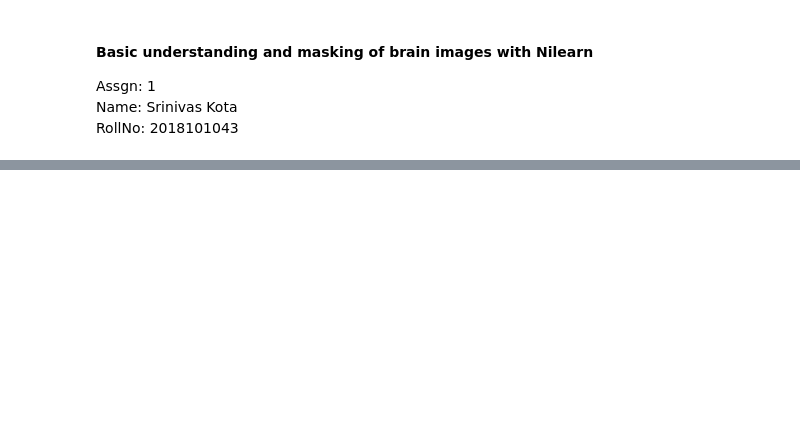
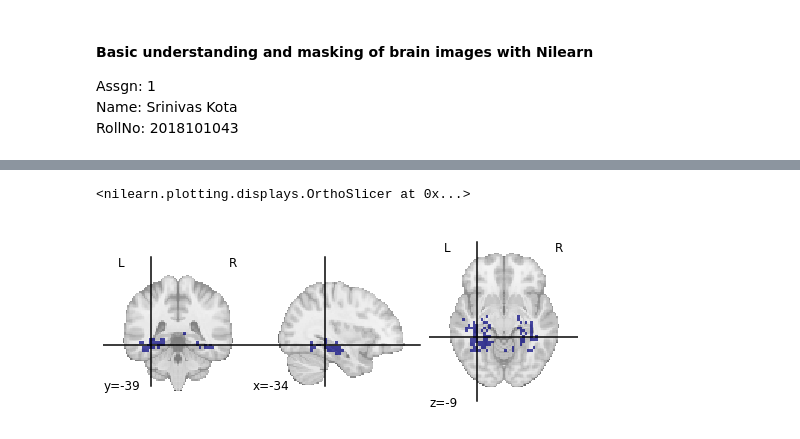
Before and after one commit to jessepinkman9900/neuroimage-processing, a Jupyter notebook: 2018101043.ipynb, the cells around one changed output, grey strips where cells are left out. Cells and saved outputs as stored; diff of their text form; code cells hidden in the pictures; blank space fills up the shorter version.

```diff
--- a/2018101043.ipynb
+++ b/2018101043.ipynb
@@ -53,7 +62,10 @@ plotting.show()
 # %%
 ### TODO 4
-# need to complete from here
-mask_roi_image = ''
+roi_image_path = './data/haxby2001/subj2/mask4_vt.nii.gz'
+mask_roi_image = image.load_img(img=roi_image_path)
 plotting.plot_roi(roi_img=mask_roi_image)
+# %% [output]
+<nilearn.plotting.displays.OrthoSlicer at 0x...>
+[figure, added]
 # %%
 ### IMAGE MANIPULATION
```
Also changed, not shown: parts of 14 cells of this notebook.
